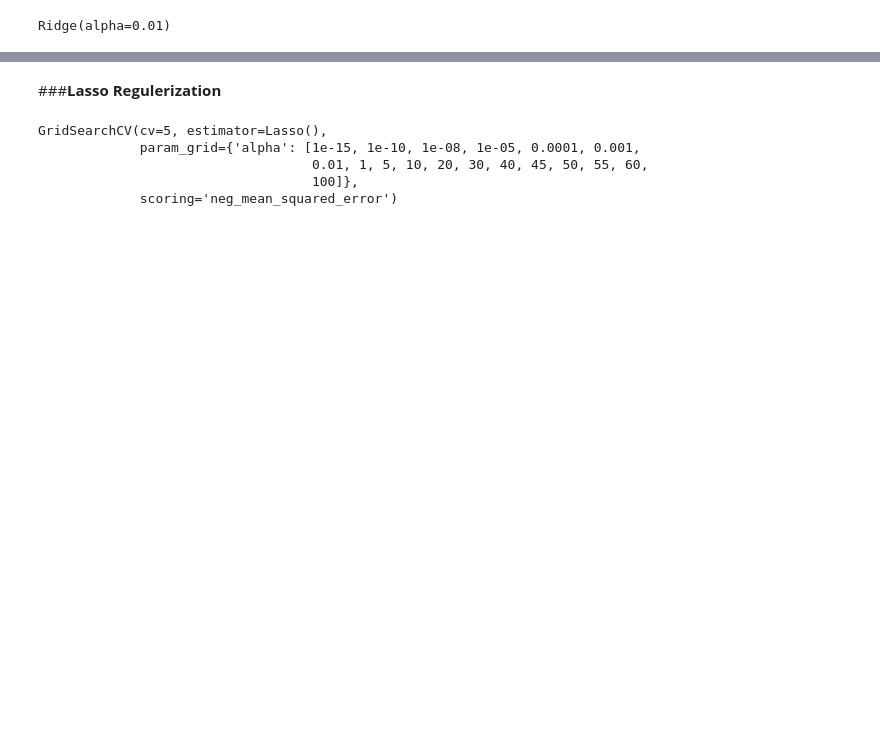
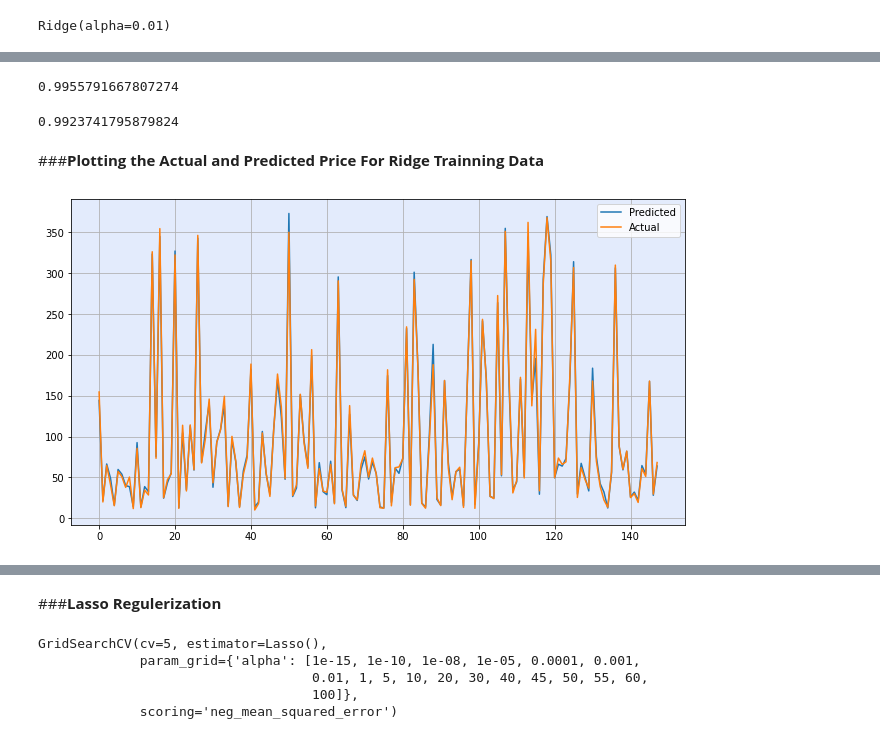
Before and after one commit to Developer-AD/Yes_Bank_Price_Prediction, a Jupyter notebook: Yes_Bank_Price_Prediction.ipynb, the cells around one changed output, grey strips where cells are left out. Drawn from its saved outputs; the diff is of its cells as text; code cells hidden in the pictures; blank space fills up the shorter version.

```diff
--- a/Yes_Bank_Price_Prediction.ipynb
+++ b/Yes_Bank_Price_Prediction.ipynb
@@ -423,0 +528,3 @@ ridge_with_best_alpha.score(x_train, y_train)
+# %%
+# Ridge predicted values for trainning data
+ridge_train = ridge_with_best_alpha.predict(x_train)
@@ -423,0 +534,24 @@ ridge_with_best_alpha.score(x_train, y_train)
+# %%
+# Ridge regulerization accuracy score
+ridge_accuracy = ridge_with_best_alpha.score(x_train, y_train)
+ridge_accuracy
+# %% [output]
+0.9955791667807274
+# %%
+# Ridge regulerization accuracy score on testing dataset
+ridge_with_best_alpha.score(x_test, y_test)
+# %% [output]
+0.9923741795879824
+# %% [markdown]
+###<b>Plotting the Actual and Predicted Price For Ridge Trainning Data</b>
+# %%
+# On Trainning data
+plt.figure( figsize=(11,6) )
+plt.plot(ridge_train, label='Predicted')
+plt.plot( y_train, label='Actual')
+plt.grid()
+plt.axes().set_facecolor("#e3ebfc")
+plt.legend()
+plt.show()
+# %% [output]
+[figure, added]
```
Also changed, not shown: parts of 138 cells of this notebook.
